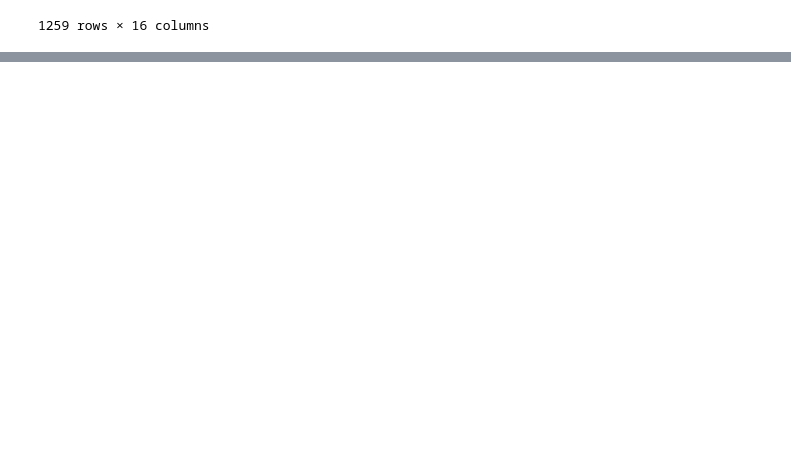
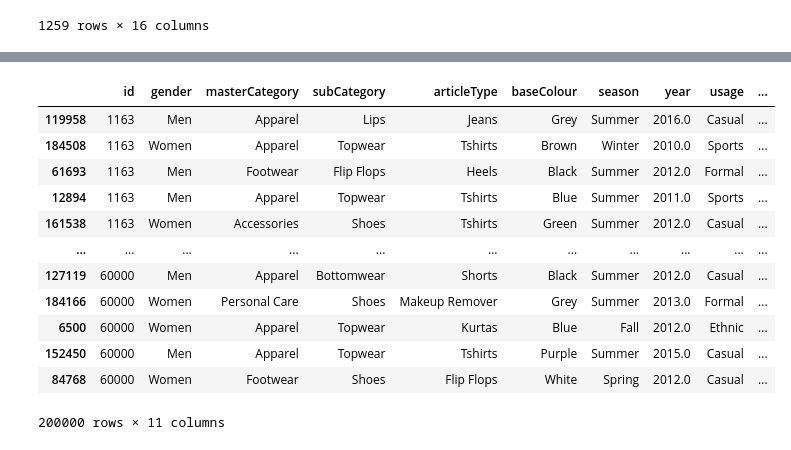
Before and after one commit to HussainPythonista/Movie-Product-Recommendation-System, a Jupyter notebook: Data_Cleaning/Cleaning_Combining_Datasets.ipynb, the cells around one changed output, grey strips where cells are left out. Cells and saved outputs as stored; diff of their text form; code cells hidden in the pictures; blank space fills up the shorter version.

```diff
--- a/Data_Cleaning/Cleaning_Combining_Datasets.ipynb
+++ b/Data_Cleaning/Cleaning_Combining_Datasets.ipynb
@@ -142,0 +393,16 @@ sales_cleaned
+# %%
+fashion_data.sort_values("id")
+# %% [output]
+|  | id | gender | masterCategory | subCategory | articleType | baseColour | season | year | usage | ... |
+| 119958 | 1163 | Men | Apparel | Lips | Jeans | Grey | Summer | 2016.0 | Casual | ... |
+| 184508 | 1163 | Women | Apparel | Topwear | Tshirts | Brown | Winter | 2010.0 | Sports | ... |
+| 61693 | 1163 | Men | Footwear | Flip Flops | Heels | Black | Summer | 2012.0 | Formal | ... |
+| 12894 | 1163 | Men | Apparel | Topwear | Tshirts | Blue | Summer | 2011.0 | Sports | ... |
+| 161538 | 1163 | Women | Accessories | Shoes | Tshirts | Green | Summer | 2012.0 | Casual | ... |
+| ... | ... | ... | ... | ... | ... | ... | ... | ... | ... | ... |
+| 127119 | 60000 | Men | Apparel | Bottomwear | Shorts | Black | Summer | 2012.0 | Casual | ... |
+| 184166 | 60000 | Women | Personal Care | Shoes | Makeup Remover | Grey | Summer | 2013.0 | Formal | ... |
+| 6500 | 60000 | Women | Apparel | Topwear | Kurtas | Blue | Fall | 2012.0 | Ethnic | ... |
+| 152450 | 60000 | Men | Apparel | Topwear | Tshirts | Purple | Summer | 2015.0 | Casual | ... |
+| 84768 | 60000 | Women | Footwear | Shoes | Flip Flops | White | Spring | 2012.0 | Casual | ... |
+200000 rows × 11 columns
```
Also changed, not shown: parts of 54 cells of this notebook.
